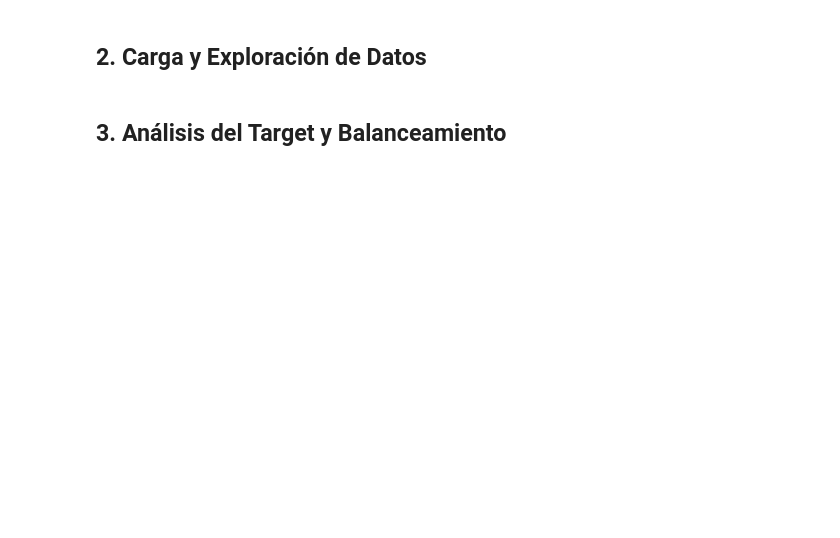
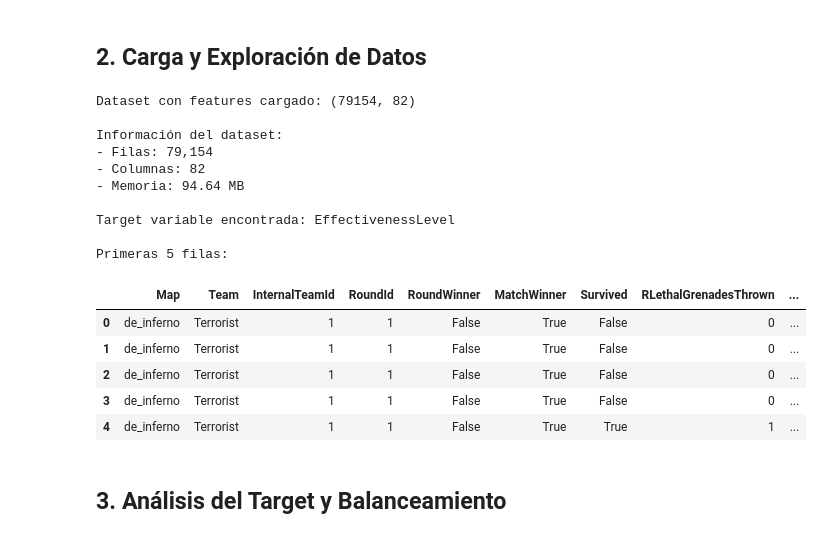
Before and after one commit to Luissalamanca23/ML_CSGO, a Jupyter notebook: notebooks/classification_modeling.ipynb, the cells around one changed output. Cells and saved outputs as stored; diff of their text form; code cells hidden in the pictures; blank space fills up the shorter version.

```diff
--- a/notebooks/classification_modeling.ipynb
+++ b/notebooks/classification_modeling.ipynb
@@ -47,30 +51,47 @@ print(f"Numpy version: {np.__version__}")
 # %%
 # Cargar dataset con features
 try:
     df = pd.read_csv("../data/04_feature/csgo_data_with_features.csv")
     print(f"Dataset con features cargado: {df.shape}")
 except FileNotFoundError:
     print("Archivo con features no encontrado. Cargando datos limpios...")
     df = pd.read_csv("../data/02_intermediate/csgo_data_clean.csv")
     print(f"Dataset limpio cargado: {df.shape}")
 
 # Información básica
 print(f"\nInformación del dataset:")
 print(f"- Filas: {df.shape[0]:,}")
 print(f"- Columnas: {df.shape[1]}")
 print(f"- Memoria: {df.memory_usage(deep=True).sum() / 1024**2:.2f} MB")
 
 # Verificar que tenemos la variable target
-target = 'Survived'
+target = 'EffectivenessLevel'
 if target not in df.columns:
     print(f"\nADVERTENCIA: Columna {target} no encontrada")
     print(f"Columnas disponibles: {list(df.columns)}")
 else:
     print(f"\nTarget variable encontrada: {target}")
 
 # Mostrar primeras filas
 print(f"\nPrimeras 5 filas:")
 display(df.head())
+# %% [output]
+Dataset con features cargado: (79154, 82)
+
+Información del dataset:
+- Filas: 79,154
+- Columnas: 82
+- Memoria: 94.64 MB
+
+Target variable encontrada: EffectivenessLevel
+
+Primeras 5 filas:
+|  | Map | Team | InternalTeamId | RoundId | RoundWinner | MatchWinner | Survived | RLethalGrenadesThrown | ... |
+| 0 | de_inferno | Terrorist | 1 | 1 | False | True | False | 0 | ... |
+| 1 | de_inferno | Terrorist | 1 | 1 | False | True | False | 0 | ... |
+| 2 | de_inferno | Terrorist | 1 | 1 | False | True | False | 0 | ... |
+| 3 | de_inferno | Terrorist | 1 | 1 | False | True | False | 0 | ... |
+| 4 | de_inferno | Terrorist | 1 | 1 | False | True | True | 1 | ... |
 # %% [markdown]
 ## 3. Análisis del Target y Balanceamiento
 # %%
```
Also changed, not shown: parts of 7 cells of this notebook, 2 other files.
